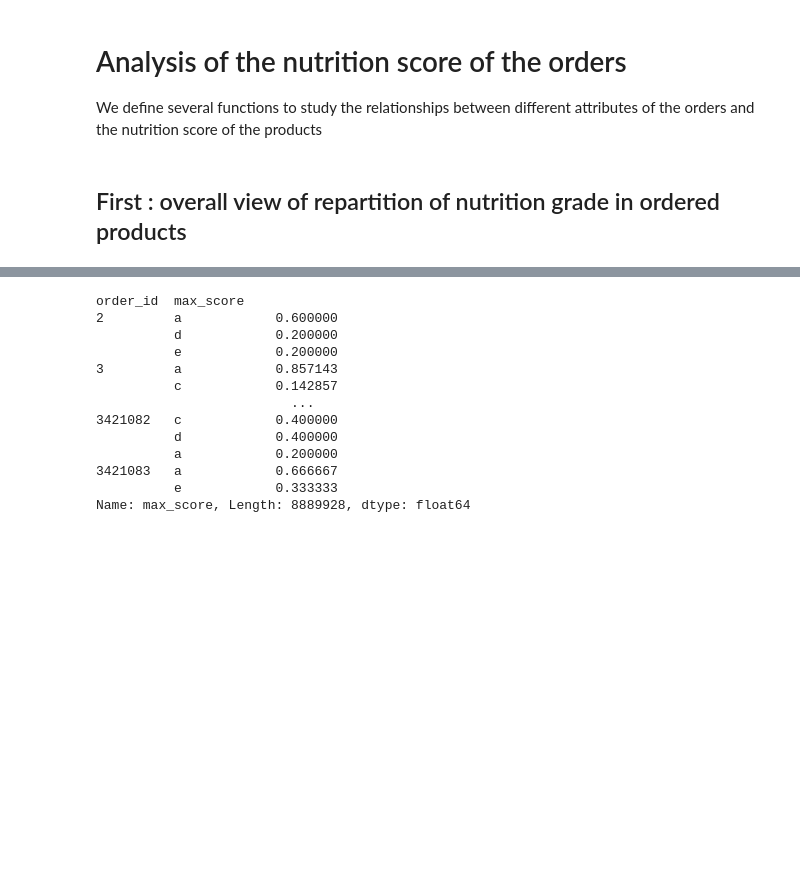
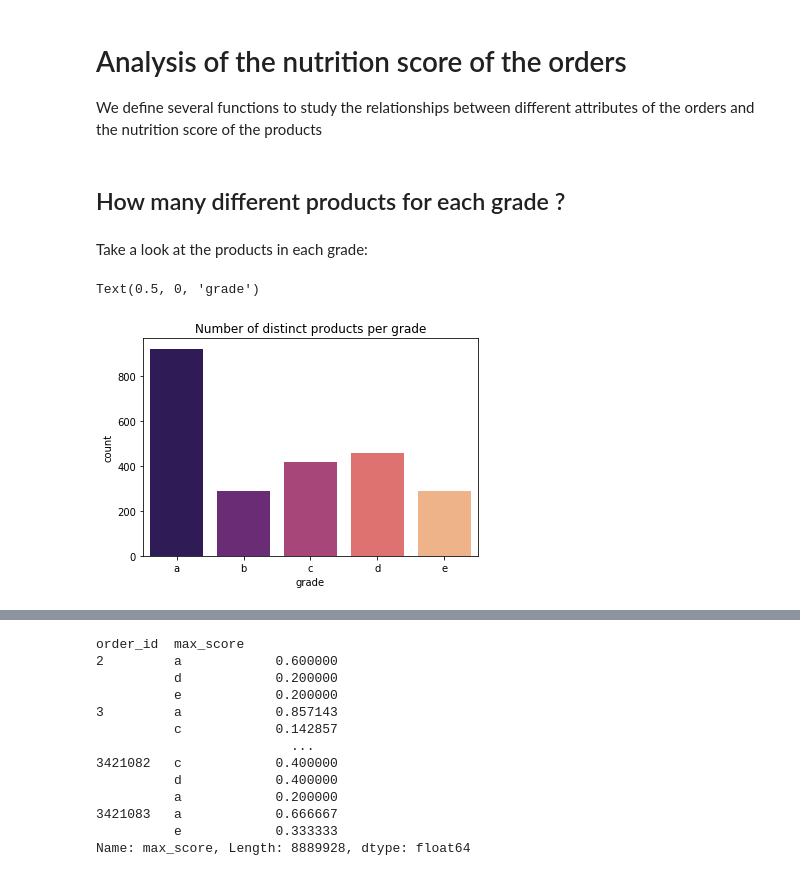
Before and after one commit to MarcBickel/project_gobigorgohome, a Jupyter notebook: project_notebook-Copy_cecile.ipynb, the cells around one changed output, grey strips where cells are left out. Cells and saved outputs as stored; diff of their text form; code cells hidden in the pictures; blank space fills up the shorter version.

```diff
--- a/project_notebook-Copy_cecile.ipynb
+++ b/project_notebook-Copy_cecile.ipynb
@@ -549,7 +549,19 @@ orders_merged[orders_merged.order_id == 10]
 # %% [markdown]
 # Analysis of the nutrition score of the orders
 We define several functions to study the relationships between different attributes of the orders and the nutrition score of the products
-# %% [markdown]
-## First : overall view of repartition of nutrition grade in ordered products
 # %%
 nutri_score = ['a', 'b', 'c', 'd', 'e']
+# %% [markdown]
+## How many different products for each grade ?
+# %% [markdown]
+Take a look at the products in each grade:
+# %%
+products_df = orders_merged.drop_duplicates(subset ="product_id",
+                     keep = 'first', inplace = False)
+# %%
+ax = sns.countplot(x = 'max_score', data = products_df, order = nutri_score, palette = 'magma')
+ax.set_title('Number of distinct products per grade')
+ax.set_xlabel('grade')
+# %% [output]
+Text(0.5, 0, 'grade')
+[figure, added]
```
Also changed, not shown: parts of 5 cells of this notebook.
